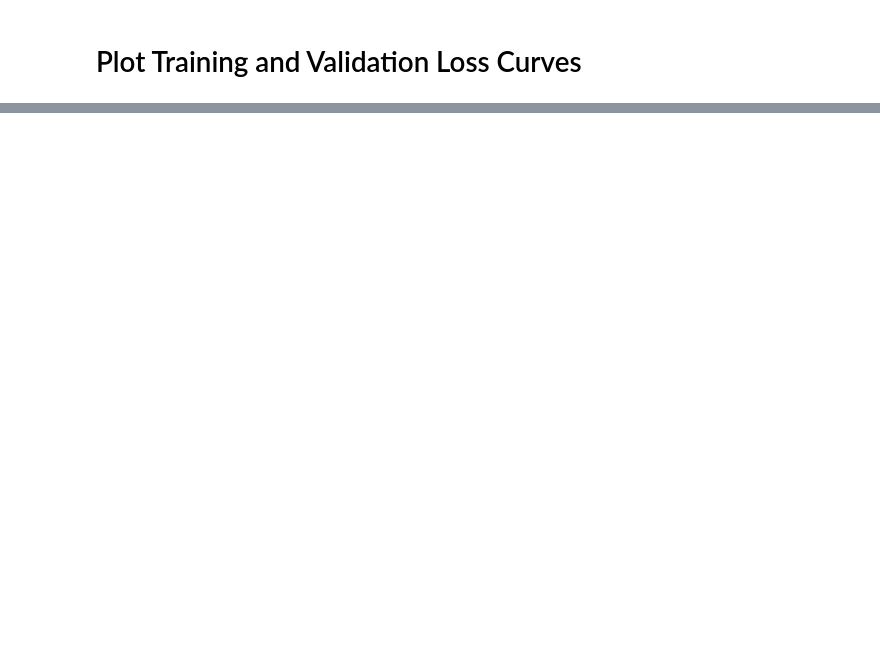
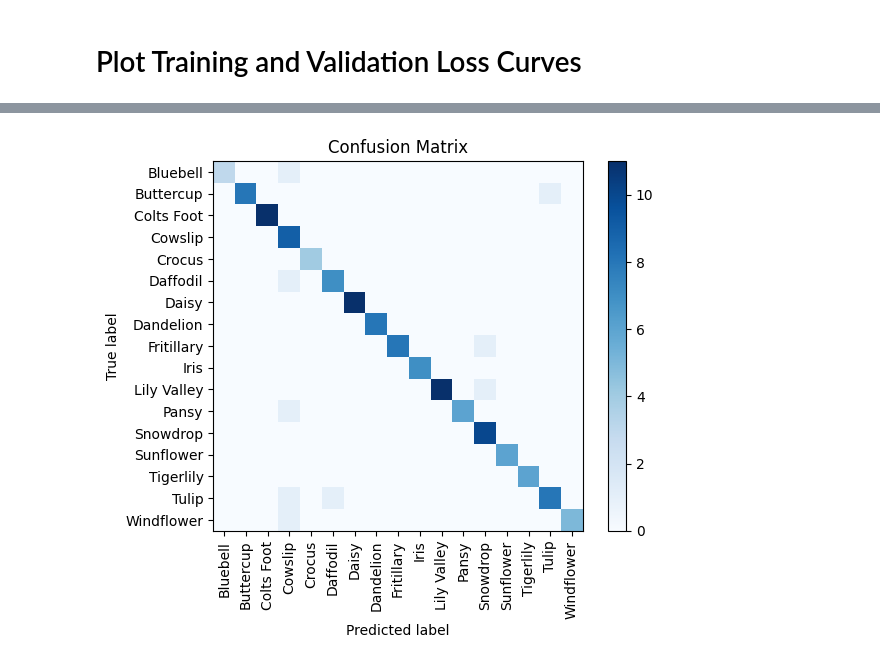
Before and after one commit to synapticsynergy/ai-fast-demos, a Jupyter notebook: experiments/observations/resnet18_0.ipynb, the cells around one changed output, grey strips where cells are left out. Cells and saved outputs as stored; diff of their text form; code cells hidden in the pictures; blank space fills up the shorter version.

Commit message:
Add confusion matrix in resnet18_0

```diff
--- a/experiments/observations/resnet18_0.ipynb
+++ b/experiments/observations/resnet18_0.ipynb
@@ -257,0 +258,16 @@ plt.show()
+# %%
+# Evaluate the model on the test set
+model_ft.eval()
+y_true = []
+y_pred = []
+
+with torch.no_grad():
+    for inputs, labels in dataloaders['test']:
+        inputs = inputs.to(device)
+        labels = labels.to(device)
+        outputs = model_ft(inputs)
+        _, preds = torch.max(outputs, 1)
+        y_true.extend(labels.cpu().numpy())
+        y_pred.extend(preds.cpu().numpy())
+
+print(classification_report(y_true, y_pred, target_names=class_names))
@@ -257,0 +292,15 @@ plt.show()
+# %%
+# plot confusion matrix
+cm = confusion_matrix(y_true, y_pred)
+plt.figure()
+plt.imshow(cm, interpolation='nearest', cmap=plt.cm.Blues)
+plt.title('Confusion Matrix')
+plt.colorbar()
+tick_marks = np.arange(len(class_names))
+plt.xticks(tick_marks, class_names, rotation = 90)
+plt.yticks(tick_marks, class_names)
+plt.ylabel('True label')
+plt.xlabel('Predicted label')
+plt.show()
+# %% [output]
+[figure, added]
```
Also changed, not shown: parts of 5 cells of this notebook.
